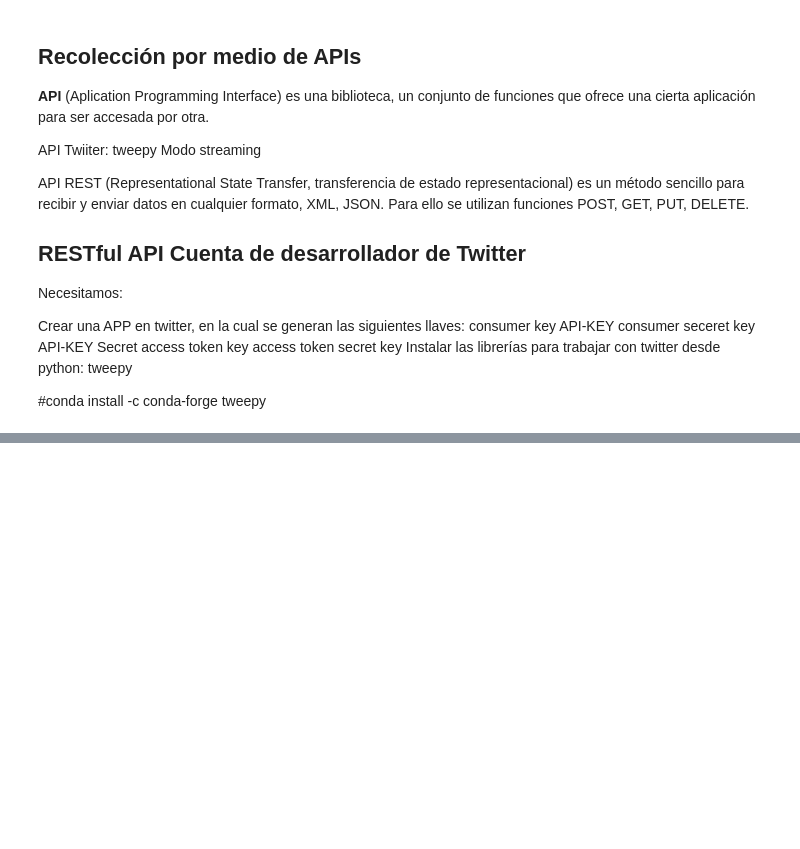
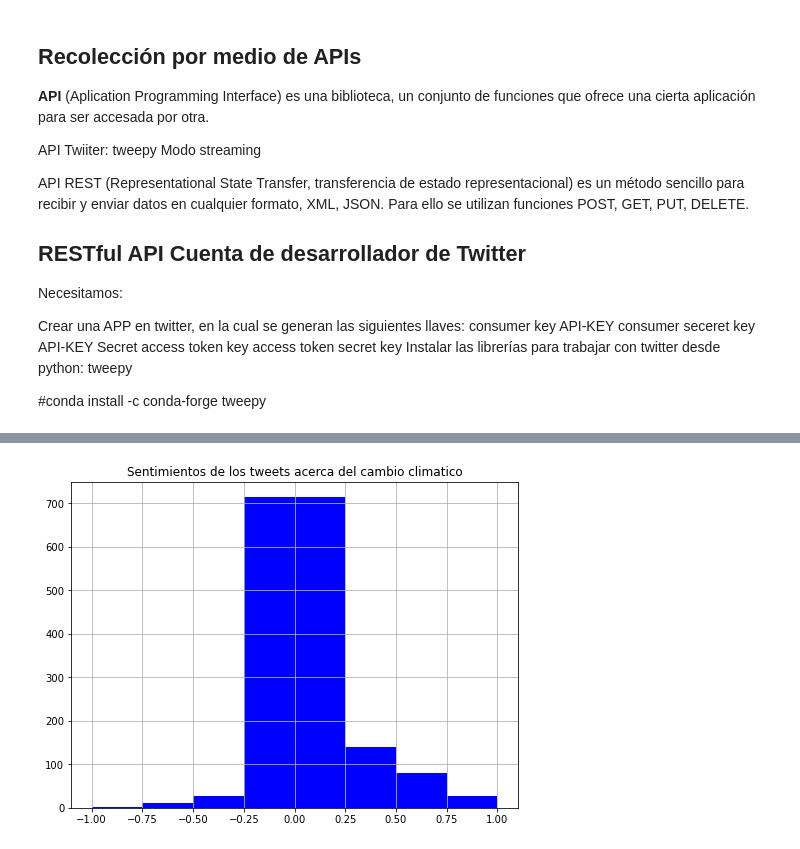
Before and after one commit to misaeladame/big-data, a Jupyter notebook: Jupyter/02_04_Twitter.ipynb, the cells around one changed output, grey strips where cells are left out. Drawn from its saved outputs; the diff is of its cells as text; code cells hidden in the pictures; blank space fills up the shorter version.

```diff
--- a/Jupyter/02_04_Twitter.ipynb
+++ b/Jupyter/02_04_Twitter.ipynb
@@ -94,0 +375,11 @@ for tweet in tweets:
+# %%
+#Cambio climatico
+search_term = "#climatechange -filter:retweets"
+tweets = tw.Cursor(api.search, q=search_term, lang="en", since='2020-01-01').items(1000)
+# Remove URLs
+tweets_no_urls = [remove_url(tweet.text) for tweet in tweets]
+# %%
+#Analisis de sentimientos en los tweets
+#Creamos objetos textblob
+sentiment_objects = [TextBlob(tweet) for tweet in tweets_no_urls]
+sentiment_objects[0].polarity, sentiment_objects[0] #imprime el primero
@@ -94,0 +389,4 @@ for tweet in tweets:
+# %%
+# Creamos una lista de polaridad por cada tweet
+sentiment_values = [[tweet.sentiment.polarity, str(tweet)] for tweet in sentiment_objects]
+sentiment_values
@@ -94,0 +411,4 @@ for tweet in tweets:
+# %%
+#Creamos un df con la polaridad y el tweet
+sentiment_df = pd.DataFrame(sentiment_values, columns=["polarity","tweet"])
+sentiment_df.head()
@@ -94,0 +422,7 @@ for tweet in tweets:
+# %%
+fig, ax = plt.subplots(figsize=(8,6))
+sentiment_df.hist(bins=[-1,-0.75,-0.5,-0.25,0.25,0.5,0.75,1],ax = ax, color="blue")
+plt.title("Sentimientos de los tweets acerca del cambio climatico")
+plt.show()
+# %% [output]
+[figure, added]
```
Also changed, not shown: parts of 39 cells of this notebook.
